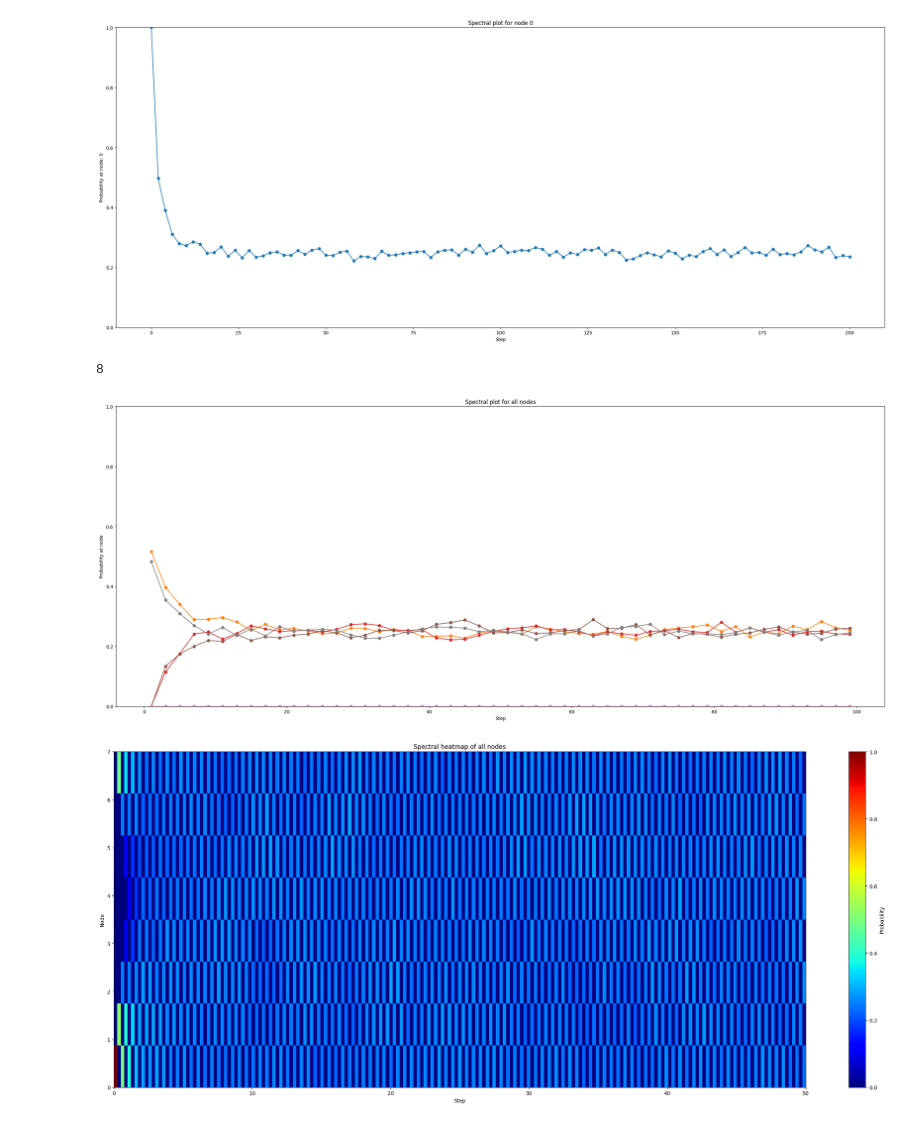
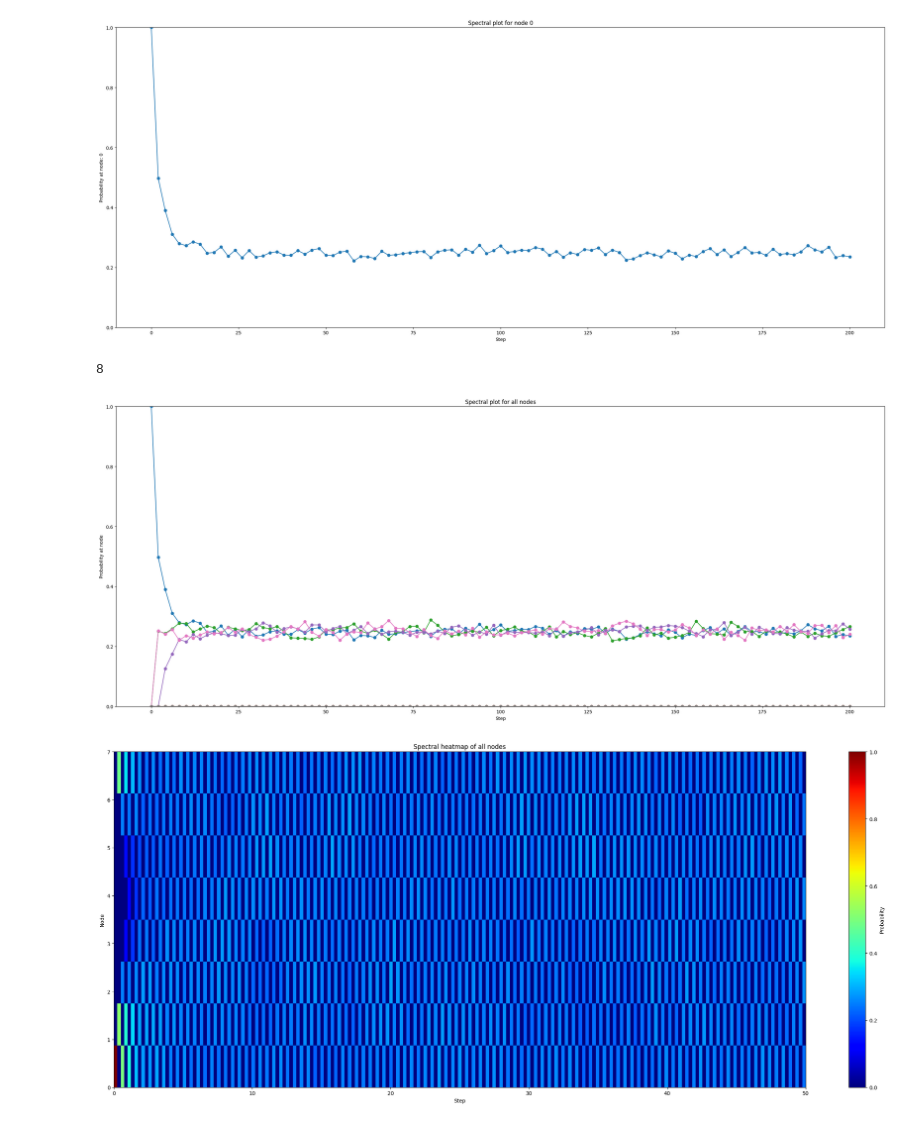
Before and after one commit to Toshihide-Sakao/DA150X-Qauntum-Szegedy-Walk, a Jupyter notebook: clasic_rwalk/crw_evol.ipynb, the cells around one changed output. Drawn from its saved outputs; the diff is of its cells as text; code cells hidden in the pictures.

```diff
--- a/clasic_rwalk/crw_evol.ipynb
+++ b/clasic_rwalk/crw_evol.ipynb
@@ -138,10 +138,10 @@ plot_spectral(values, 200, 0)
 # %% [output]
 [figure]
 # %%
-plot_spectral_all(values, 100, 1)
+plot_spectral_all(values, 200, 0)
 # %% [output]
 8
-[figure, old version]
+[figure, new version]
 # %%
 plot_heat_map(values, 50)
 # %% [output]
```
Also changed, not shown: 1 other file.
